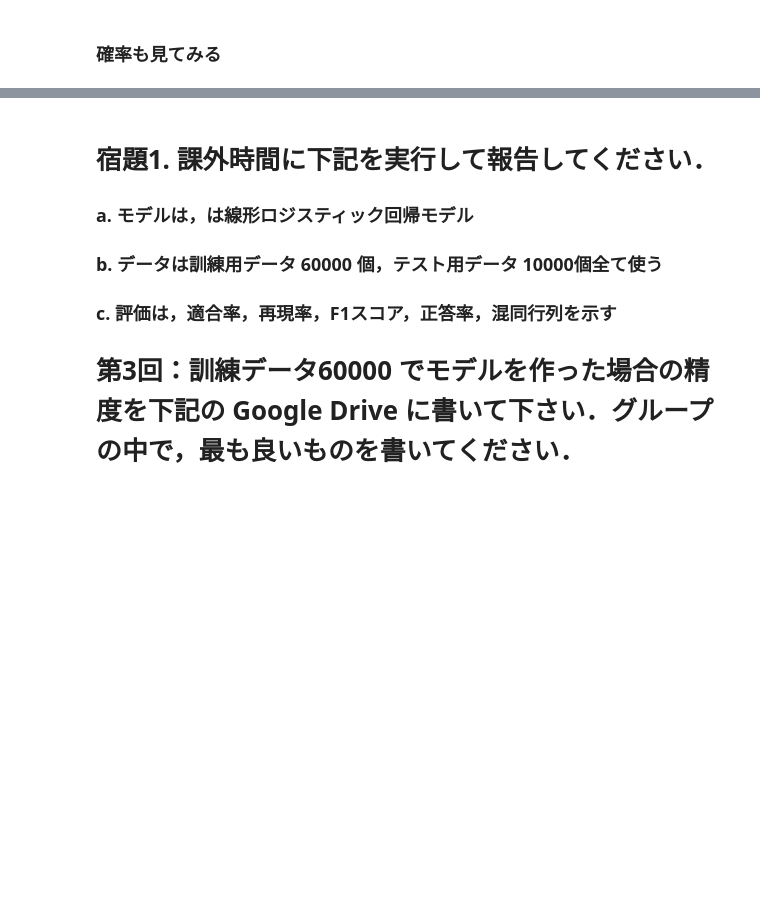
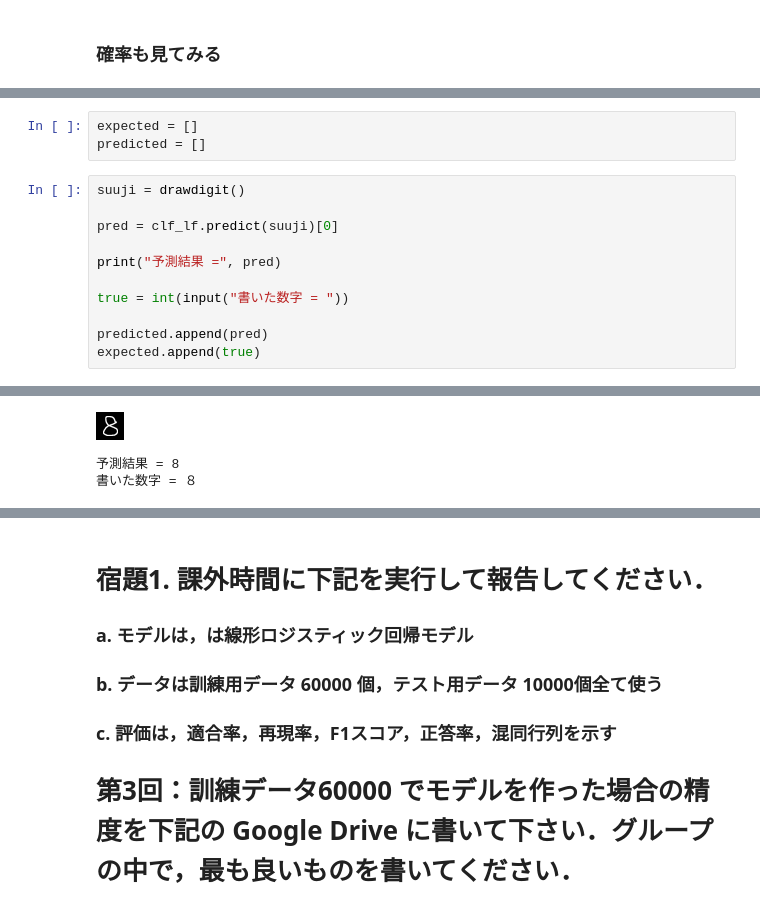
Before and after one commit to 280426u-create/Dify_chatbot, a Jupyter notebook: adv26_002_classification_MNIST_3.ipynb, the cells around one changed output, grey strips where cells are left out. Cells and saved outputs as stored; diff of their text form; blank space fills up the shorter version.

```diff
--- a/adv26_002_classification_MNIST_3.ipynb
+++ b/adv26_002_classification_MNIST_3.ipynb
@@ -1028,0 +1012,15 @@ plt.bar(classes, probabilities, color=['orange'])
+# %%
+expected = []
+predicted = []
+# %%
+suuji = drawdigit()
+
+pred = clf_lf.predict(suuji)[0]
+
+print("予測結果 =", pred)
+
+true = int(input("書いた数字 = "))
+
+predicted.append(pred)
+expected.append(true)
+# %% [output]
@@ -1028,0 +1028,3 @@ plt.bar(classes, probabilities, color=['orange'])
+[figure, added]
+予測結果 = 8
+書いた数字 = ８
```
Also changed, not shown: parts of 11 cells of this notebook.
